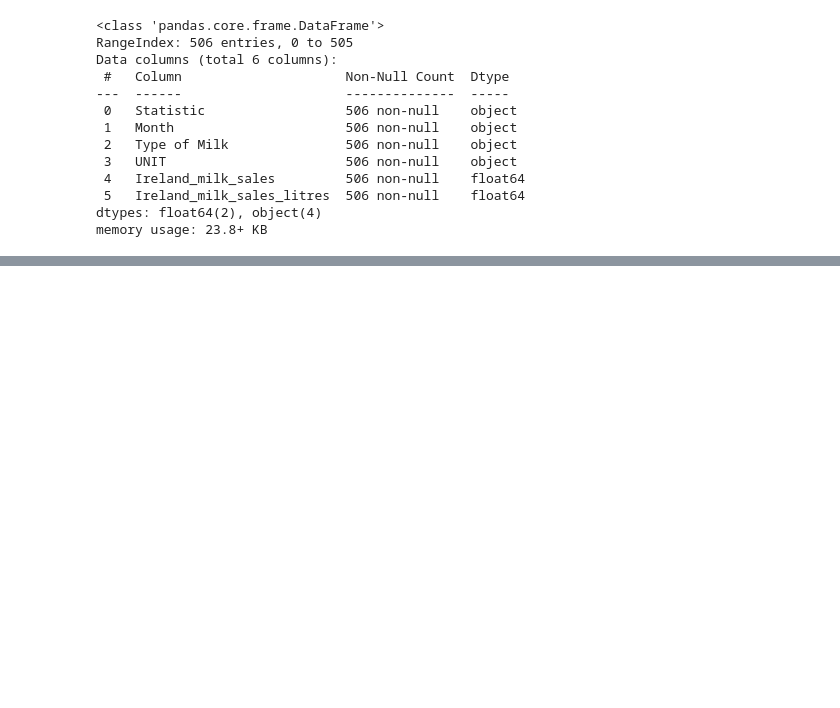
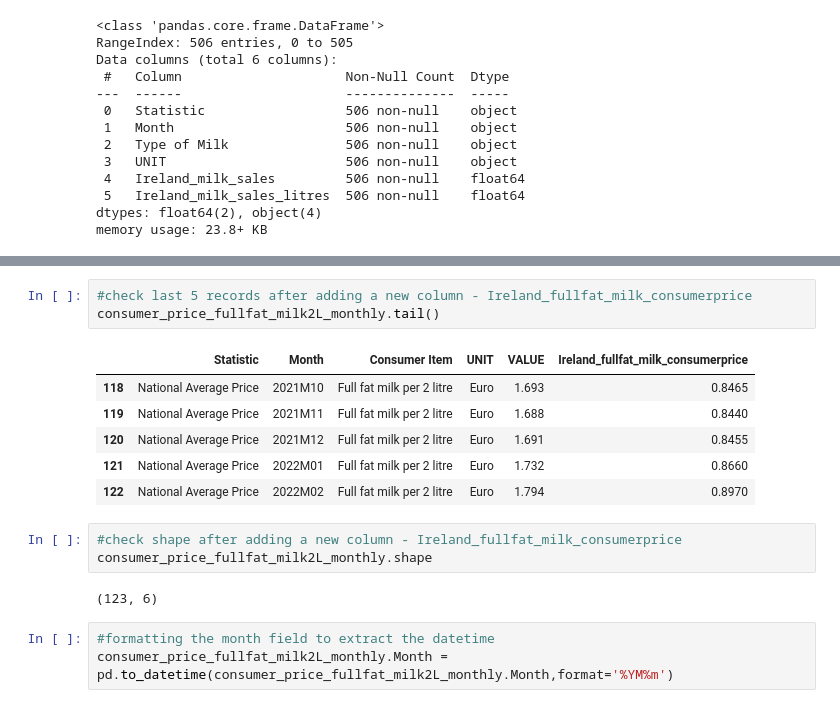
Before and after one commit to dhanya555/CA2, a Jupyter notebook: Integrated_CA2_Individual_Version1.ipynb, the cells around one changed output, grey strips where cells are left out. Drawn from its saved outputs; the diff is of its cells as text; blank space fills up the shorter version.

```diff
--- a/Integrated_CA2_Individual_Version1.ipynb
+++ b/Integrated_CA2_Individual_Version1.ipynb
@@ -2477,0 +3250,18 @@ milk_sales_Ireland_monthly['datemonth'] = milk_sales_Ireland_monthly['month']
+# %%
+#check last 5 records after adding a new column - Ireland_fullfat_milk_consumerprice
+consumer_price_fullfat_milk2L_monthly.tail()
+# %% [output]
+|  | Statistic | Month | Consumer Item | UNIT | VALUE | Ireland_fullfat_milk_consumerprice |
+| 118 | National Average Price | 2021M10 | Full fat milk per 2 litre | Euro | 1.693 | 0.8465 |
+| 119 | National Average Price | 2021M11 | Full fat milk per 2 litre | Euro | 1.688 | 0.8440 |
+| 120 | National Average Price | 2021M12 | Full fat milk per 2 litre | Euro | 1.691 | 0.8455 |
+| 121 | National Average Price | 2022M01 | Full fat milk per 2 litre | Euro | 1.732 | 0.8660 |
+| 122 | National Average Price | 2022M02 | Full fat milk per 2 litre | Euro | 1.794 | 0.8970 |
+# %%
+#check shape after adding a new column - Ireland_fullfat_milk_consumerprice
+consumer_price_fullfat_milk2L_monthly.shape
+# %% [output]
+(123, 6)
+# %%
+#formatting the month field to extract the datetime
+consumer_price_fullfat_milk2L_monthly.Month = pd.to_datetime(consumer_price_fullfat_milk2L_monthly.Month,format='%YM%m')
```
Also changed, not shown: parts of 117 cells of this notebook.
